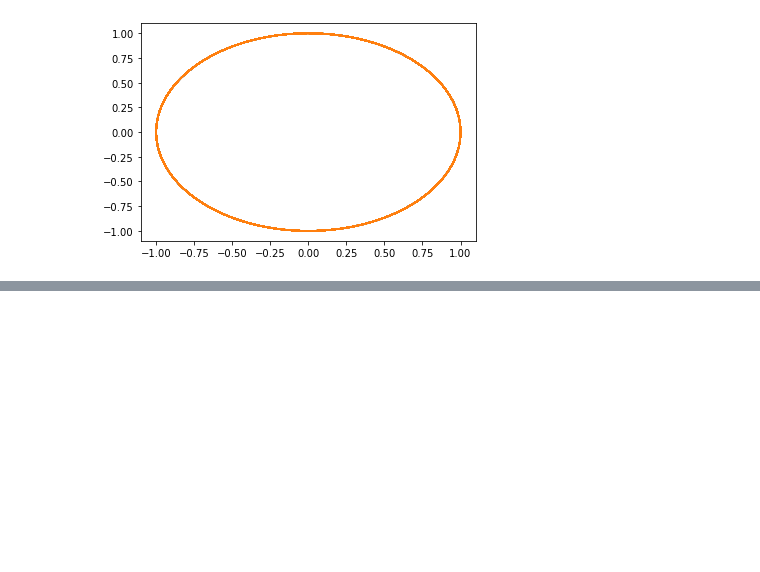
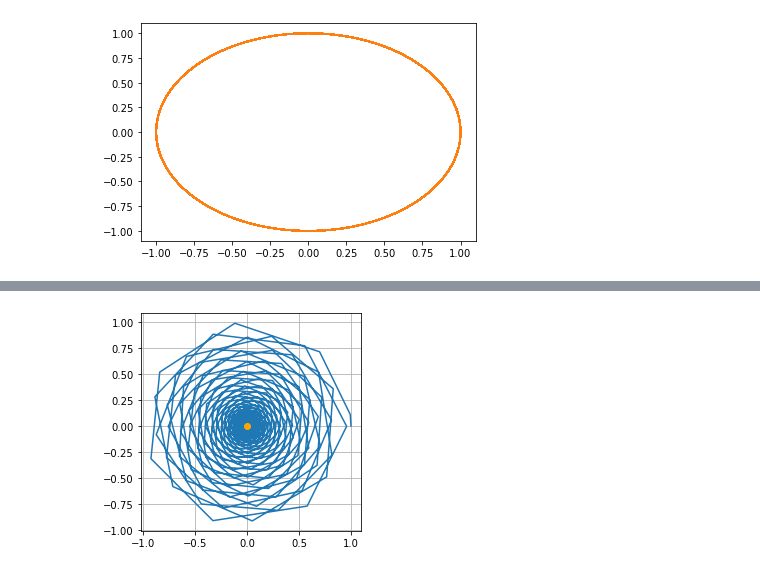
Before and after one commit to richmf/FisComp26-2, a Jupyter notebook: Clase 13 (Sist solar).ipynb, the cells around one changed output, grey strips where cells are left out. Cells and saved outputs as stored; diff of their text form; code cells hidden in the pictures; blank space fills up the shorter version.

```diff
--- a/Clase 13 (Sist solar).ipynb
+++ b/Clase 13 (Sist solar).ipynb
@@ -75,0 +167,13 @@ for i in range(8):
+# %%
+def Sist_solar_mod(t,x_v):
+    # x_v = ( x,y,vx,vy )
+    dx = x_v[2]
+    dy = x_v[3]
+    r32 = (x_v[0]**2 + x_v[1]**2 )**1.5
+    dvx , dvy = -x_v[0]/r32 , -x_v[1]/r32
+    return np.array([dx,dy,dvx,dvy])
+# %%
+ci = [ 1 , 0 , 0 , 1 ]
+t = (0,50*np.pi)
+x_v = si.solve_ivp(Sist_solar_mod,t,ci)
+x_v
@@ -75,0 +200,8 @@ for i in range(8):
+# %%
+plt.plot(x_v.y[0],x_v.y[1])
+plt.gca().set_aspect('equal')
+plt.plot([0],[0],'o',color='orange')
+plt.grid()
+plt.show()
+# %% [output]
+[figure, added]
```
Also changed, not shown: parts of 9 cells of this notebook.
